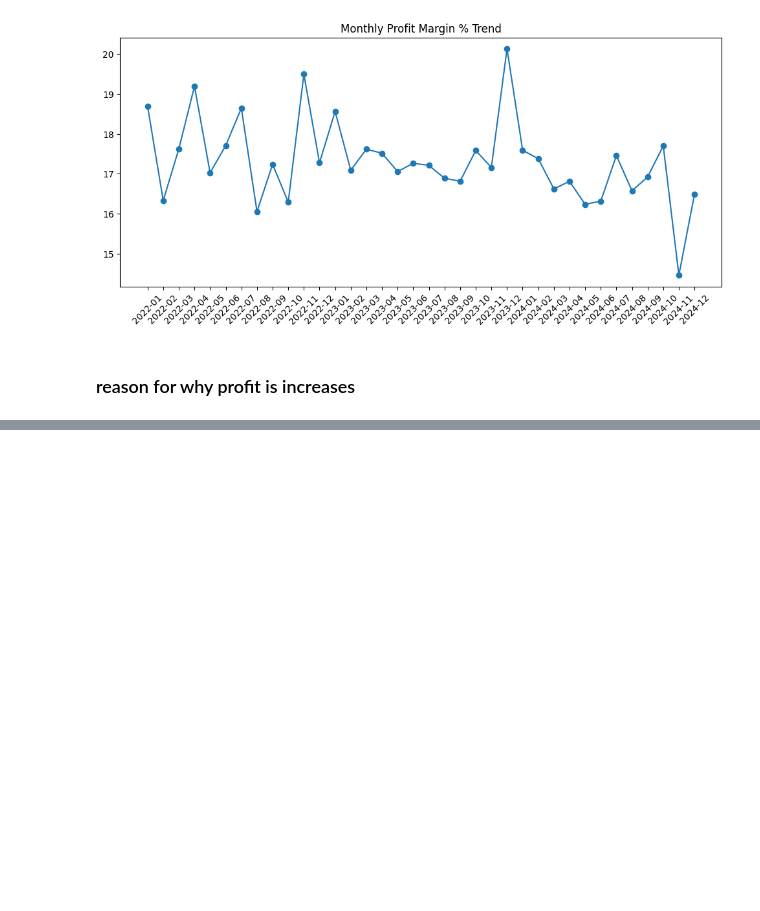
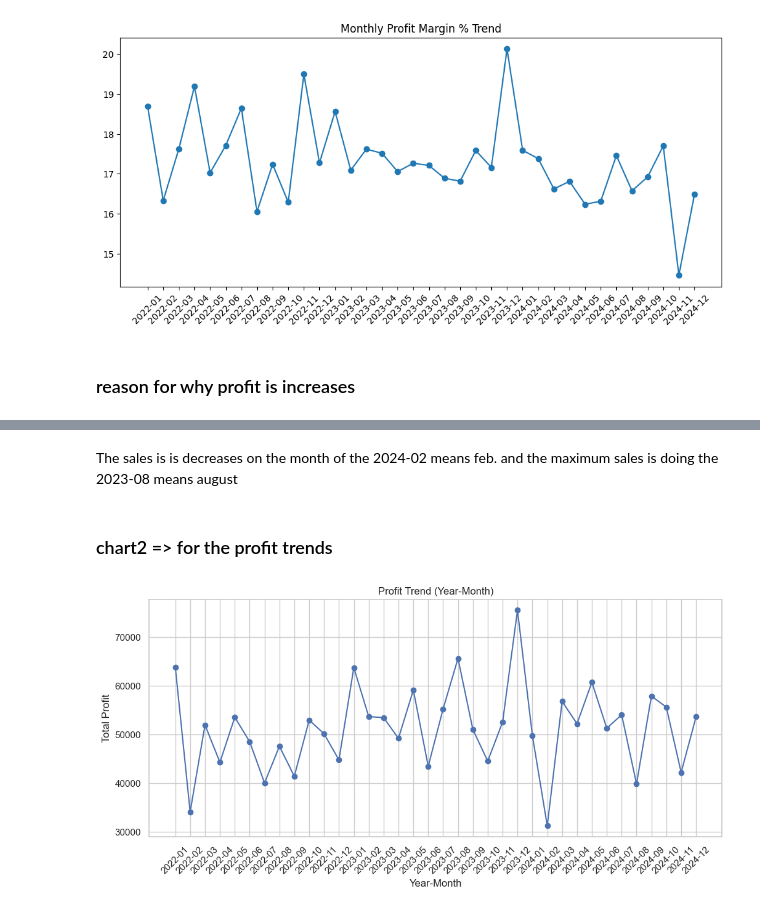
Before and after one commit to lakshyasinghal08/E-commerce-Sales--Analysis, a Jupyter notebook: analyse.ipynb, the cells around one changed output, grey strips where cells are left out. Cells and saved outputs as stored; diff of their text form; code cells hidden in the pictures; blank space fills up the shorter version.

```diff
--- a/analyse.ipynb
+++ b/analyse.ipynb
@@ -412,0 +542,16 @@ cat_margin.sort_values('Profit_Margin_%', ascending=False)
+# %% [markdown]
+The sales is is decreases on the month of the 2024-02 means feb. and the maximum sales is doing the 2023-08 means august
+# %% [markdown]
+### chart2 => for the profit trends
+# %%
+profit_trend = df.groupby("Year-Month")["Profit"].sum().reset_index()
+
+plt.figure(figsize=(12,5))
+plt.plot(profit_trend["Year-Month"].astype(str), profit_trend["Profit"], marker="o")
+plt.xticks(rotation=45)
+plt.title("Profit Trend (Year-Month)")
+plt.xlabel("Year-Month")
+plt.ylabel("Total Profit")
+plt.show()
+# %% [output]
+[figure, added]
```
Also changed, not shown: parts of 28 cells of this notebook.
